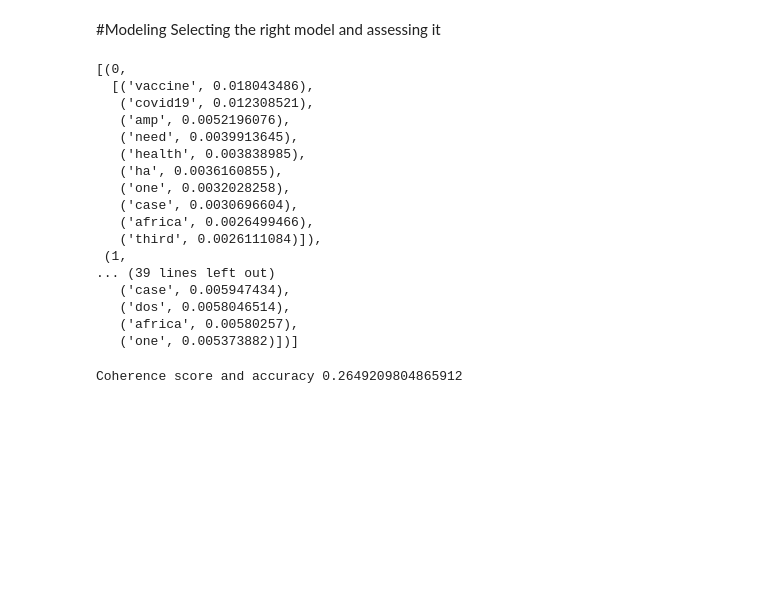
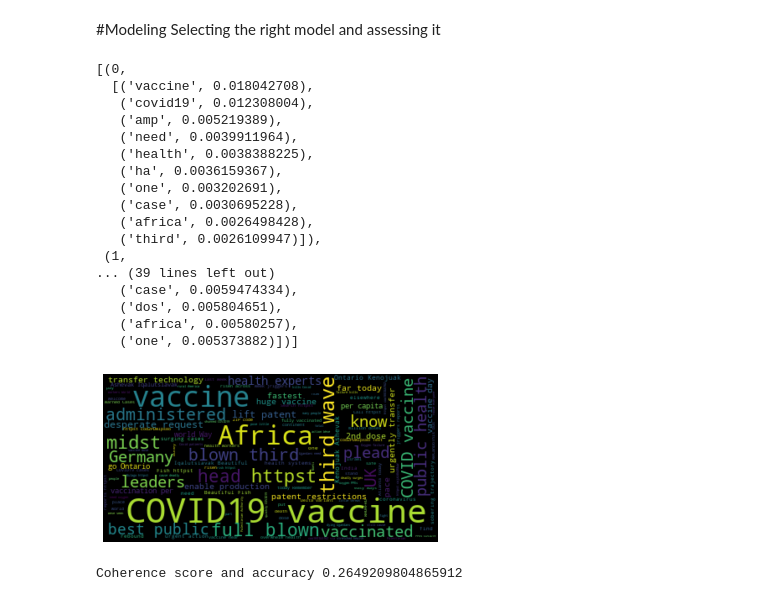
Before and after one commit to DiboraHaile/Twitter-Data-Analysis, a Jupyter notebook: notebooks/Topic_Modeling.ipynb, the cells around one changed output. Drawn from its saved outputs; the diff is of its cells as text; code cells hidden in the pictures; blank space fills up the shorter version.

Commit message:
added wordcloud as another modelling technique

```diff
--- a/notebooks/Topic_Modeling.ipynb
+++ b/notebooks/Topic_Modeling.ipynb
@@ -273,9 +293,9 @@ class PreparedData:
         prepared_wordList = self.remove_none(prepared)
         word_id = corpora.Dictionary([prepared_wordList])
         myCorpus = [word_id.doc2bow(prepared_word) for prepared_word in [prepared_wordList]]
-        return prepared_wordList,word_id,myCorpus
+        return prepared_sentencelist,prepared_wordList,word_id,myCorpus
 # %%
-prepared_wordlist,word_id,myCorpus = PreparedData(csv_loaded).prepare_data()
+prepared_sentencelist,prepared_wordlist,word_id,myCorpus = PreparedData(csv_loaded).prepare_data()
 # %%
 prepared_wordlist[:10]
 # %% [output]
@@ -294,10 +314,11 @@ prepared_wordlist[:10]
 Selecting the right model and assessing it
 # %%
 class Modeling:
-    def __init__(self,prepared_wordlist,word_id,myCorpus):
+    def __init__(self,prepared_sentencelist,prepared_wordlist,word_id,myCorpus):
         self.wordList = prepared_wordlist
         self.word_id = word_id
         self.corpus = myCorpus
+        self.sentencelist = prepared_sentencelist
 
     def LDA_model(self,num_topics = 4,chunksize=100,passes=10,alpha='auto'):
         return gensim.models.ldamodel.LdaModel(self.corpus,
@@ -309,31 +330,43 @@ class Modeling:
                                            passes=passes,
                                            alpha=alpha,
                                            per_word_topics=True)
+    def word_cloud(self):
+        text =""
+        for sentence in self.sentencelist:
+            text += sentence
+        wordcloud = WordCloud().generate(text)
+        plt.imshow(wordcloud, interpolation='bilinear')
+        plt.axis("off")
+        plt.show()
 
     def display_info_model(self,model):
         pprint(model.show_topics(formatted=False))
 # %%
-Model = Modeling(prepared_wordlist,word_id,myCorpus)
+Model = Modeling(prepared_sentencelist,prepared_wordlist,word_id,myCorpus)
 ldaModel = Model.LDA_model(num_topics = 5,chunksize=80,passes=10,alpha=100)
 Model.display_info_model(ldaModel)
 # %% [output]
 [(0,
-  [('vaccine', 0.018043486),
-   ('covid19', 0.012308521),
-   ('amp', 0.0052196076),
-   ('need', 0.0039913645),
-   ('health', 0.003838985),
-   ('ha', 0.0036160855),
-   ('one', 0.0032028258),
-   ('case', 0.0030696604),
-   ('africa', 0.0026499466),
-   ('third', 0.0026111084)]),
+  [('vaccine', 0.018042708),
+   ('covid19', 0.012308004),
+   ('amp', 0.005219389),
+   ('need', 0.0039911964),
+   ('health', 0.0038388225),
+   ('ha', 0.0036159367),
+   ('one', 0.003202691),
+   ('case', 0.0030695228),
+   ('africa', 0.0026498428),
+   ('third', 0.0026109947)]),
  (1,
 ... (39 lines left out)
-   ('case', 0.005947434),
-   ('dos', 0.0058046514),
+   ('case', 0.0059474334),
+   ('dos', 0.005804651),
    ('africa', 0.00580257),
    ('one', 0.005373882)])]
+# %%
+Model.word_cloud()
+# %% [output]
+[figure, added]
 # %%
 # Evaluation using coherence
 class evaluation:
```
Also changed, not shown: parts of 2 cells of this notebook.
